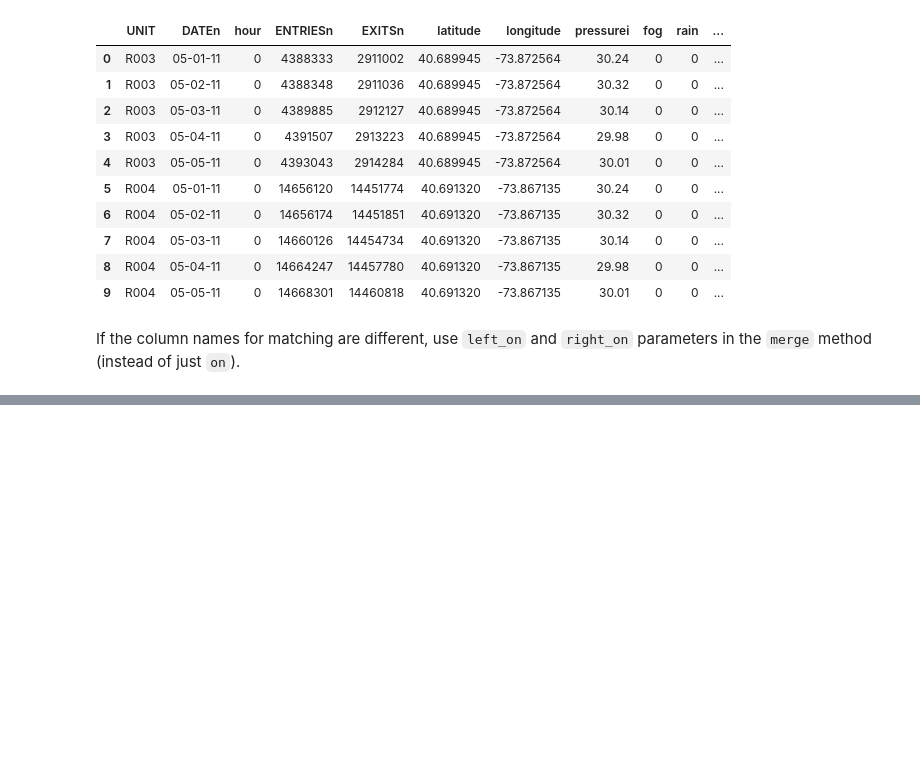
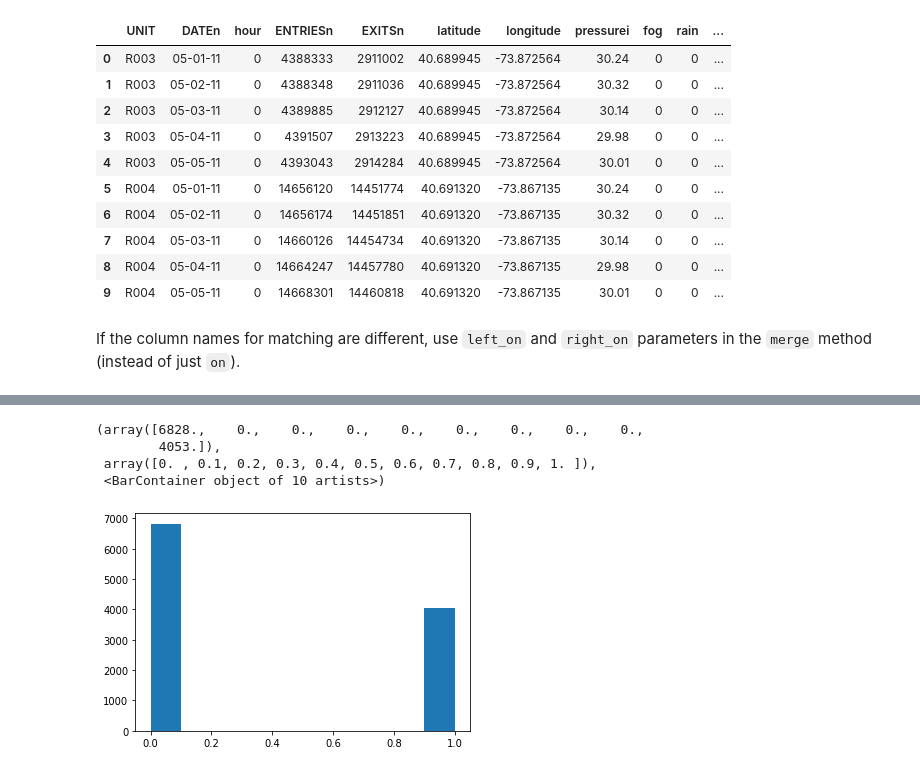
Before and after one commit to rafi007akhtar/intro-to-data-analysis, a Jupyter notebook: lesson-3/numpy-pandas-2d-practise.ipynb, the cells around one changed output, grey strips where cells are left out. Saved outputs shown, nothing was run; the diff lists cells and outputs as text; code cells hidden in the pictures; blank space fills up the shorter version.

Commit message:
done with plotting exercise

```diff
--- a/lesson-3/numpy-pandas-2d-practise.ipynb
+++ b/lesson-3/numpy-pandas-2d-practise.ipynb
@@ -1238,0 +1242,2 @@ If the column names for matching are different, use `left_on` and `right_on` par
+# %%
+subway_df = pd.read_csv('./nyc_subway_weather.csv')
@@ -1238,0 +1254,9 @@ If the column names for matching are different, use `left_on` and `right_on` par
+# %%
+grouped = subway_df.groupby(['rain', 'ENTRIESn_hourly'], as_index=False).mean()
+plt.hist(grouped['rain'])
+# %% [output]
+(array([6828.,    0.,    0.,    0.,    0.,    0.,    0.,    0.,    0.,
+        4053.]),
+ array([0. , 0.1, 0.2, 0.3, 0.4, 0.5, 0.6, 0.7, 0.8, 0.9, 1. ]),
+ <BarContainer object of 10 artists>)
+[figure, added]
```
Also changed, not shown: parts of 2 cells of this notebook.
